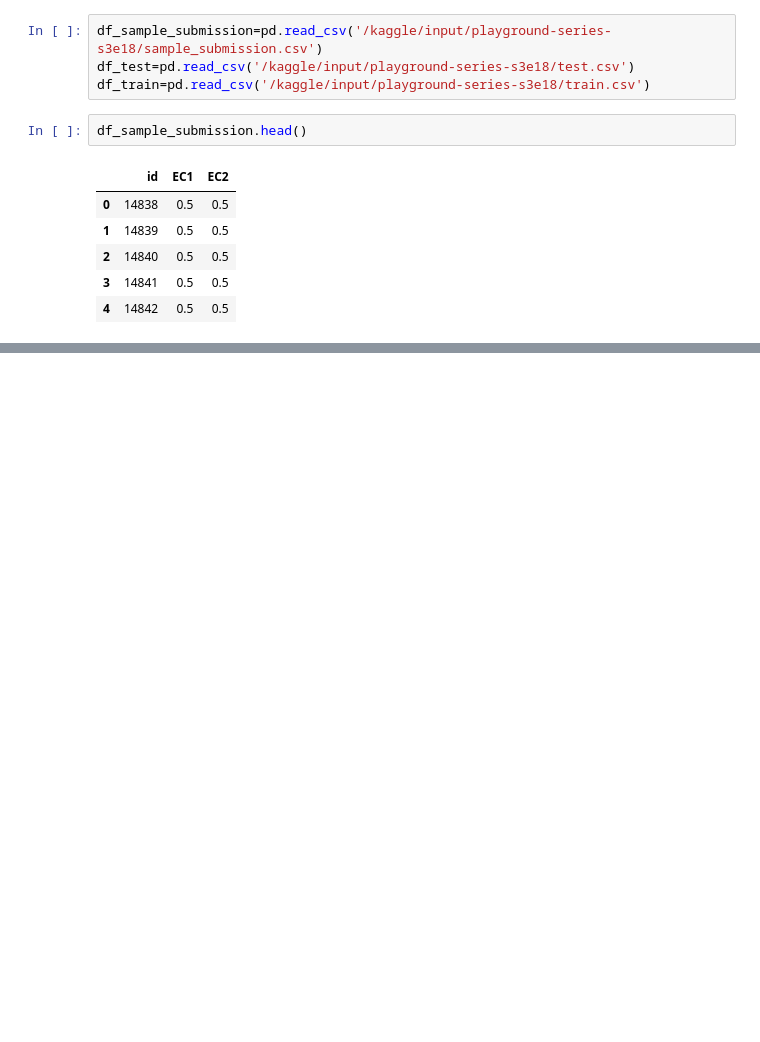
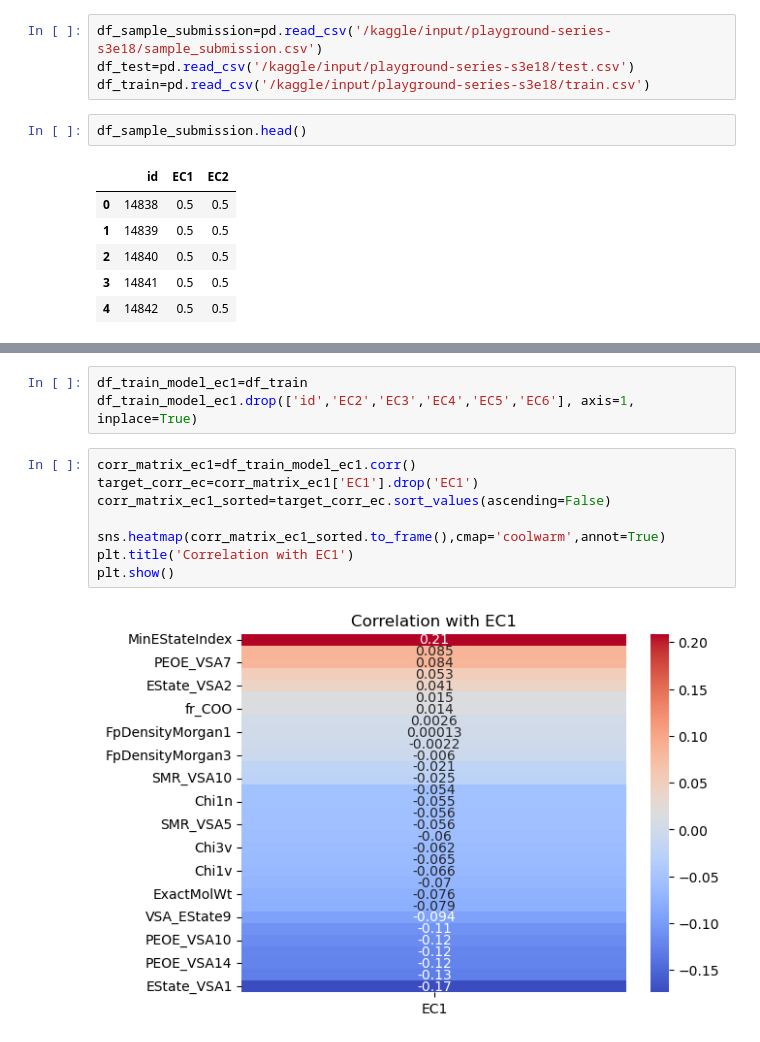
Before and after one commit to methasantosa/KaggleCompetition, a Jupyter notebook: swag-explore-multi-label-classification-enzyme.ipynb, the cells around one changed output, grey strips where cells are left out. Cells and saved outputs as stored; diff of their text form; blank space fills up the shorter version.

```diff
--- a/swag-explore-multi-label-classification-enzyme.ipynb
+++ b/swag-explore-multi-label-classification-enzyme.ipynb
@@ -40,0 +80,13 @@ df_sample_submission.head()
+# %%
+df_train_model_ec1=df_train
+df_train_model_ec1.drop(['id','EC2','EC3','EC4','EC5','EC6'], axis=1, inplace=True)
+# %%
+corr_matrix_ec1=df_train_model_ec1.corr()
+target_corr_ec=corr_matrix_ec1['EC1'].drop('EC1')
+corr_matrix_ec1_sorted=target_corr_ec.sort_values(ascending=False)
+
+sns.heatmap(corr_matrix_ec1_sorted.to_frame(),cmap='coolwarm',annot=True)
+plt.title('Correlation with EC1')
+plt.show()
+# %% [output]
+[figure, added]
```
Also changed, not shown: parts of 3 cells of this notebook.
